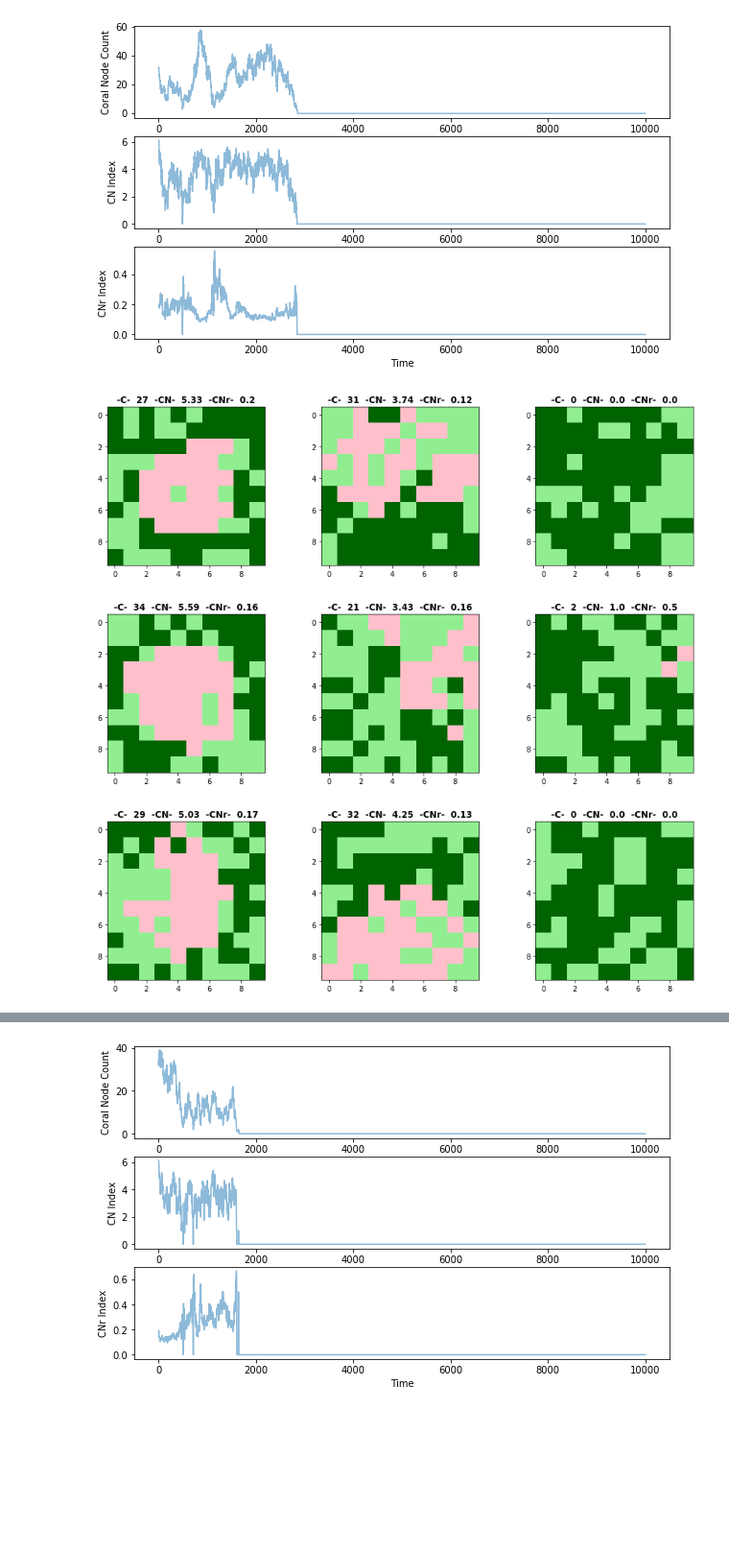
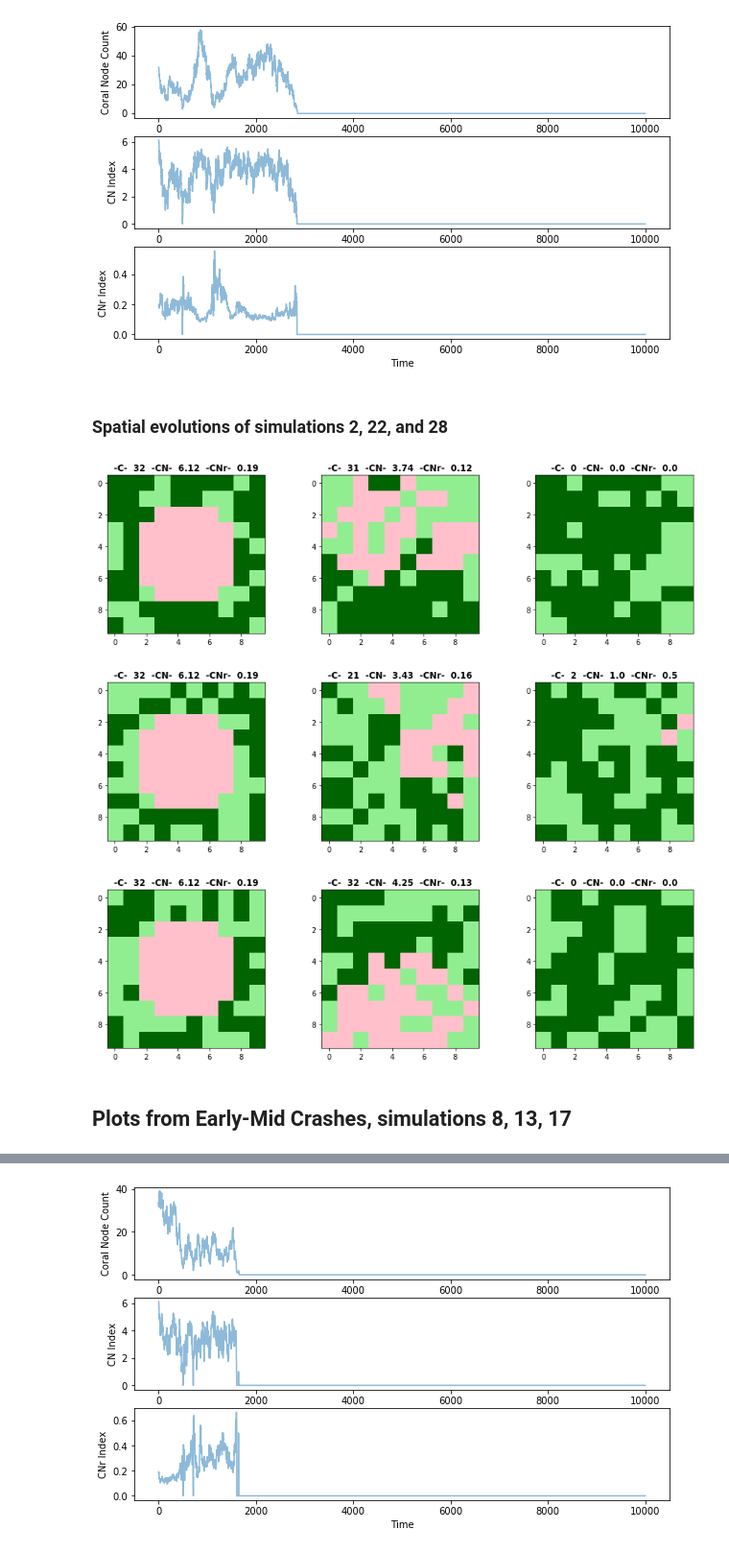
Before and after one commit to rneuhausler/coralModel-analyses, a Jupyter notebook: scripts/coralModelTracking.ipynb, the cells around one changed output, grey strips where cells are left out. Shown at 96% size. Drawn from its saved outputs; the diff is of its cells as text; code cells hidden in the pictures; blank space fills up the shorter version.

Commit message:
further spatial exploration and CN vs CNr plots

```diff
--- a/scripts/coralModelTracking.ipynb
+++ b/scripts/coralModelTracking.ipynb
@@ -736,10 +767,0 @@ plt.plot(x,multsimCoralCounts.mean(axis=1), 'black')
-# %%
-a = multsimNeighborCounts
-b = multsimCoralCounts
-
-CN = np.divide(a, b, out=np.zeros_like(a), where=b!=0)
-CNmean = CN.mean(axis=1)
-
-plt.figure(figsize=(15, 5))
-plt.plot(x, CN, alpha=0.4)
-plt.plot(x, CNmean, 'black')
@@ -1091,5 +873,5 @@ plt.plot(x,C.mean(axis=1), 'black')
 # %%
-CN = np.divide(N, C, out=np.zeros_like(a), where=b!=0)
+CN = np.divide(N, C, out=np.zeros_like(N), where=C!=0)
 CNmean = CN.mean(axis=1)
 
 plt.figure(figsize=(15, 5))
@@ -1118,14 +894,0 @@ plt.scatter(CN, CNr, alpha=0.4)
-# %%
-x = list(Switching.simulation[1].coralNodeCount.keys())
-
-multsimCoralCounts = np.array([dictToNumpy(Switching.simulation[i].coralNodeCount)
-                               for i,val in enumerate(Switching.simulation)]).transpose()
-
-multsimNeighborCounts = np.array([dictToNumpy(Switching.simulation[i].coralNeighborCount)
-                               for i,val in enumerate(Switching.simulation)]).transpose()
-C = multsimCoralCounts
-N = multsimNeighborCounts
-
-plt.figure(figsize=(15, 5))
-plt.plot(x,C, alpha=0.4)
-plt.plot(x,C.mean(axis=1), 'black')
@@ -1177,18 +943,22 @@ timeSeriesPlotter(C=C,CN=CN,CNr=CNr,x=x,simulation=2,
                   title="Makes it for a while, and then crashes. grazing =.5")
 # %% [output]
 [figure]
+# %% [markdown]
+### Spatial evolutions of simulations 2, 22, and 28
 # %%
 initialFinal3(types=types, C=C, CN=CN, CNr=CNr, simulation=2,
-                 timesteps=[10,2000,3000])
+                 timesteps=[0,2000,3000])
 # %% [output]
-[figure, old version]
+[figure, new version]
 # %%
 initialFinal3(types=types, C=C, CN=CN, CNr=CNr, simulation=22,
-                 timesteps=[10,2000,3000])
+                 timesteps=[0,2000,3000])
 # %% [output]
-[figure, old version]
+[figure, new version]
 # %%
 initialFinal3(types=types, C=C, CN=CN, CNr=CNr, simulation=28,
-                 timesteps=[10,2000,3000])
+                 timesteps=[0,2000,3000])
 # %% [output]
-[figure, old version]
+[figure, new version]
+# %% [markdown]
+## Plots from Early-Mid Crashes, simulations 8, 13, 17
```
Also changed, not shown: parts of 78 cells of this notebook, 3 other files.
